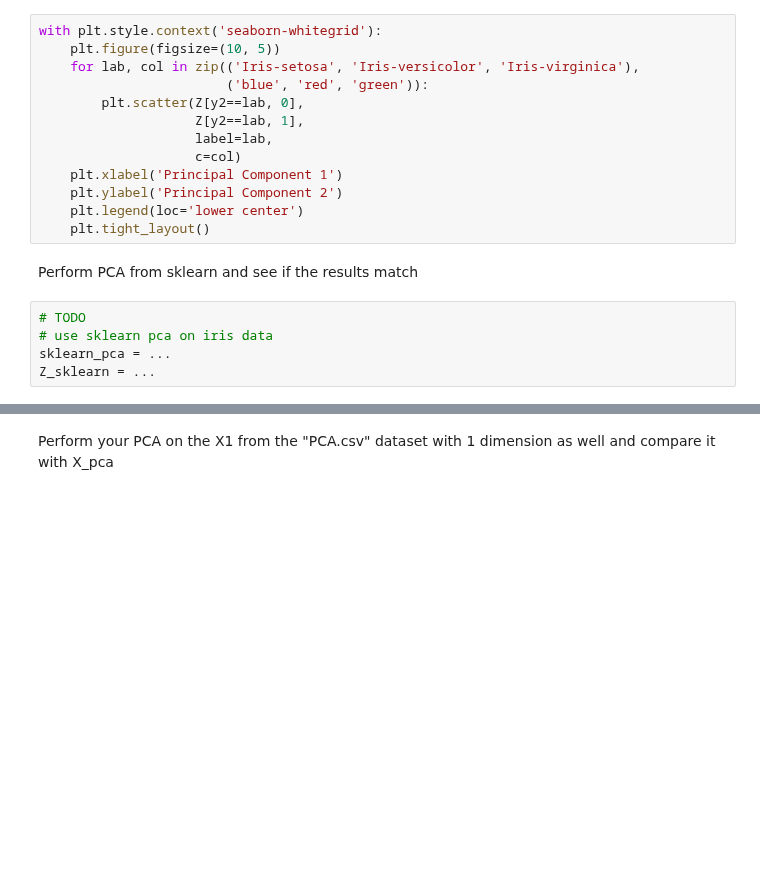
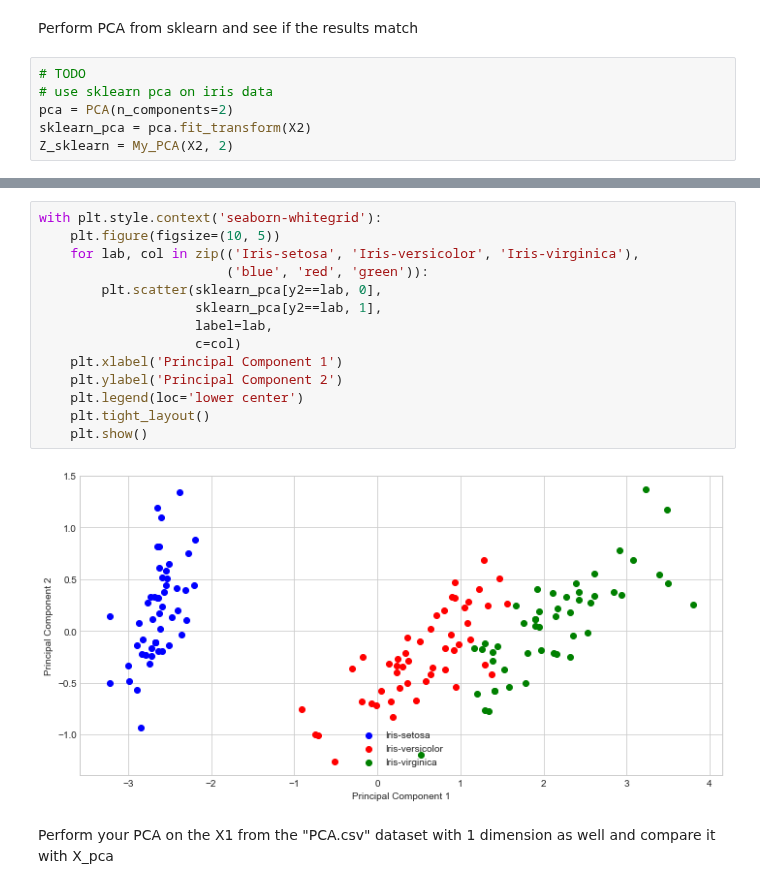
Before and after one commit to ivalencius/Machine_learning_INF264, a Jupyter notebook: Homework/7/Hw7_INF264_2021_template.ipynb, the cells around one changed output, grey strips where cells are left out. Drawn from its saved outputs; the diff is of its cells as text; blank space fills up the shorter version.

```diff
--- a/Homework/7/Hw7_INF264_2021_template.ipynb
+++ b/Homework/7/Hw7_INF264_2021_template.ipynb
@@ -195,20 +259,8 @@ Z = My_PCA(X2,2)
-# %%
-with plt.style.context('seaborn-whitegrid'):
-    plt.figure(figsize=(10, 5))
-    for lab, col in zip(('Iris-setosa', 'Iris-versicolor', 'Iris-virginica'),
-                        ('blue', 'red', 'green')):
-        plt.scatter(Z[y2==lab, 0],
-                    Z[y2==lab, 1],
-                    label=lab,
-                    c=col)
-    plt.xlabel('Principal Component 1')
-    plt.ylabel('Principal Component 2')
-    plt.legend(loc='lower center')
-    plt.tight_layout()
 # %% [markdown]
 Perform PCA from sklearn and see if the results match
 # %%
 # TODO
 # use sklearn pca on iris data
-sklearn_pca = ...
-Z_sklearn = ...
+pca = PCA(n_components=2)
+sklearn_pca = pca.fit_transform(X2)
+Z_sklearn = My_PCA(X2, 2)
@@ -229,3 +297,19 @@ with plt.style.context('seaborn-whitegrid'):
+# %%
+with plt.style.context('seaborn-whitegrid'):
+    plt.figure(figsize=(10, 5))
+    for lab, col in zip(('Iris-setosa', 'Iris-versicolor', 'Iris-virginica'),
+                        ('blue', 'red', 'green')):
+        plt.scatter(sklearn_pca[y2==lab, 0],
+                    sklearn_pca[y2==lab, 1],
+                    label=lab,
+                    c=col)
+    plt.xlabel('Principal Component 1')
+    plt.ylabel('Principal Component 2')
+    plt.legend(loc='lower center')
+    plt.tight_layout()
+    plt.show()
+# %% [output]
+[figure, added]
 # %% [markdown]
 Perform your PCA on the X1 from the "PCA.csv" dataset with 1 dimension as well and compare it with X_pca
 # %%
```
Also changed, not shown: parts of 17 cells of this notebook.
